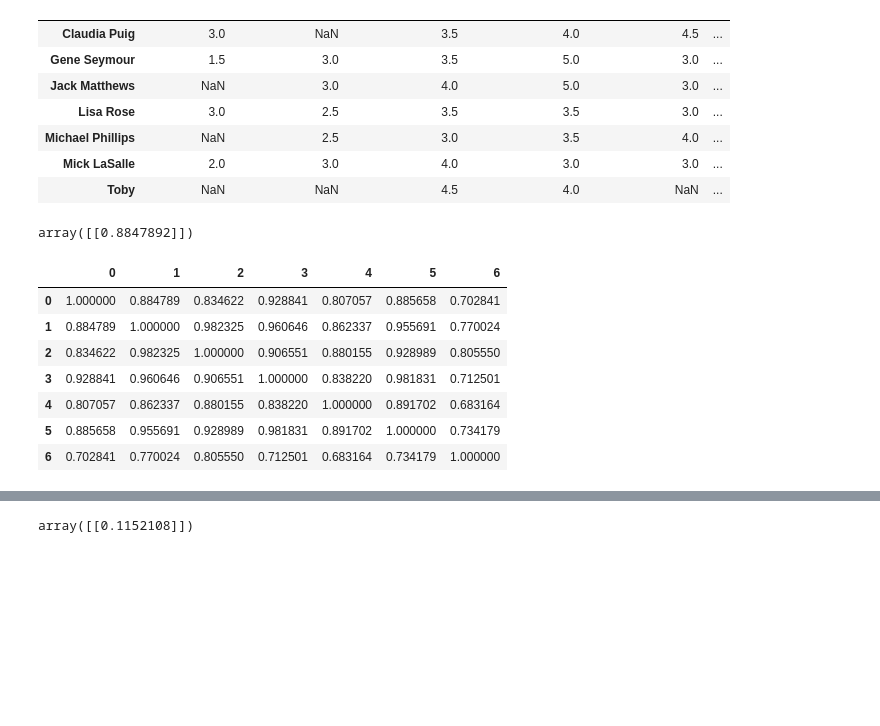
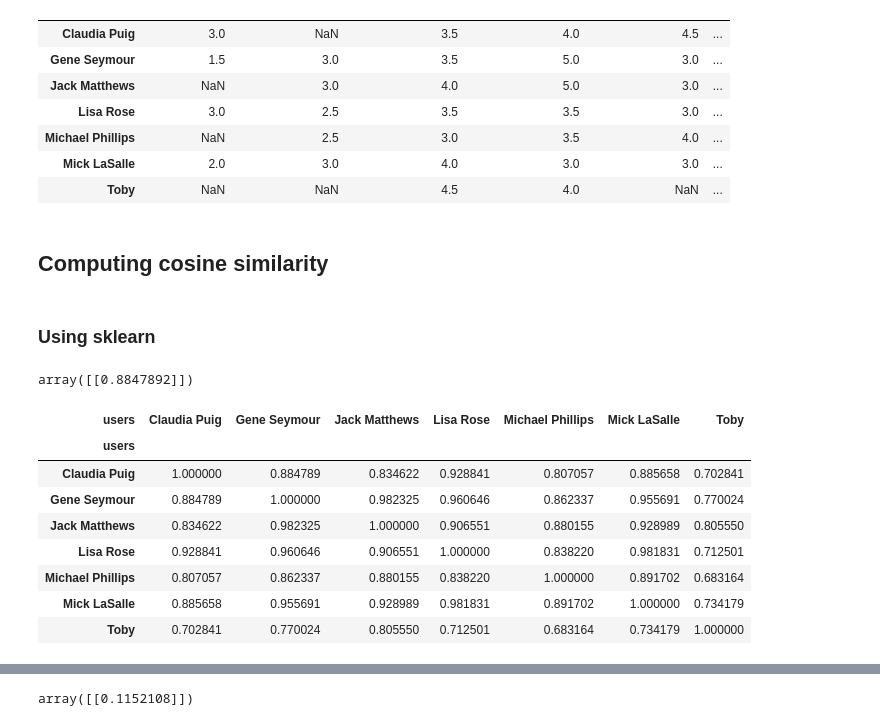
Before and after one commit to alextanhongpin/recommender-learn, a Jupyter notebook: 04_implicit.ipynb, the cells around one changed output, grey strips where cells are left out. Drawn from its saved outputs; the diff is of its cells as text; code cells hidden in the pictures; blank space fills up the shorter version.

```diff
--- a/04_implicit.ipynb
+++ b/04_implicit.ipynb
@@ -14,8 +21,8 @@ df.head()
 | 3 | Lisa Rose | Superman Returns | 3.5 |
 | 4 | Lisa Rose | You, Me and Dupree | 2.5 |
 # %%
-utility = df.pivot(columns="movies", index="users", values="ratings")
-utility
+user_items = df.pivot(columns="movies", index="users", values="ratings")
+user_items
 # %% [output]
 | movies | Just My Luck | Lady in the Water | Snakes on a Plane | Superman Returns | The Night Listener | ... |
 | users |  |  |  |  |  | ... |
@@ -26,4 +33,8 @@ utility
 | Michael Phillips | NaN | 2.5 | 3.0 | 3.5 | 4.0 | ... |
 | Mick LaSalle | 2.0 | 3.0 | 4.0 | 3.0 | 3.0 | ... |
 | Toby | NaN | NaN | 4.5 | 4.0 | NaN | ... |
+# %% [markdown]
+## Computing cosine similarity
+# %% [markdown]
+### Using sklearn
 # %%
@@ -33,14 +47,19 @@ cosine_similarity([claudia], [gene])
 # %% [output]
 array([[0.8847892]])
 # %%
-users_to_users = pd.DataFrame(cosine_similarity(utility.fillna(0)))
-users_to_users
+df = pd.DataFrame(
+    cosine_similarity(user_items.fillna(0)),
+    index=user_items.index,
+    columns=user_items.index,
+)
+df.head(n=10)
 # %% [output]
-|  | 0 | 1 | 2 | 3 | 4 | 5 | 6 |
-| 0 | 1.000000 | 0.884789 | 0.834622 | 0.928841 | 0.807057 | 0.885658 | 0.702841 |
-| 1 | 0.884789 | 1.000000 | 0.982325 | 0.960646 | 0.862337 | 0.955691 | 0.770024 |
-| 2 | 0.834622 | 0.982325 | 1.000000 | 0.906551 | 0.880155 | 0.928989 | 0.805550 |
-| 3 | 0.928841 | 0.960646 | 0.906551 | 1.000000 | 0.838220 | 0.981831 | 0.712501 |
-| 4 | 0.807057 | 0.862337 | 0.880155 | 0.838220 | 1.000000 | 0.891702 | 0.683164 |
-| 5 | 0.885658 | 0.955691 | 0.928989 | 0.981831 | 0.891702 | 1.000000 | 0.734179 |
-| 6 | 0.702841 | 0.770024 | 0.805550 | 0.712501 | 0.683164 | 0.734179 | 1.000000 |
+| users | Claudia Puig | Gene Seymour | Jack Matthews | Lisa Rose | Michael Phillips | Mick LaSalle | Toby |
+| users |  |  |  |  |  |  |  |
+| Claudia Puig | 1.000000 | 0.884789 | 0.834622 | 0.928841 | 0.807057 | 0.885658 | 0.702841 |
+| Gene Seymour | 0.884789 | 1.000000 | 0.982325 | 0.960646 | 0.862337 | 0.955691 | 0.770024 |
+| Jack Matthews | 0.834622 | 0.982325 | 1.000000 | 0.906551 | 0.880155 | 0.928989 | 0.805550 |
+| Lisa Rose | 0.928841 | 0.960646 | 0.906551 | 1.000000 | 0.838220 | 0.981831 | 0.712501 |
+| Michael Phillips | 0.807057 | 0.862337 | 0.880155 | 0.838220 | 1.000000 | 0.891702 | 0.683164 |
+| Mick LaSalle | 0.885658 | 0.955691 | 0.928989 | 0.981831 | 0.891702 | 1.000000 | 0.734179 |
+| Toby | 0.702841 | 0.770024 | 0.805550 | 0.712501 | 0.683164 | 0.734179 | 1.000000 |
```
Also changed, not shown: parts of 37 cells of this notebook, 20 other files.
